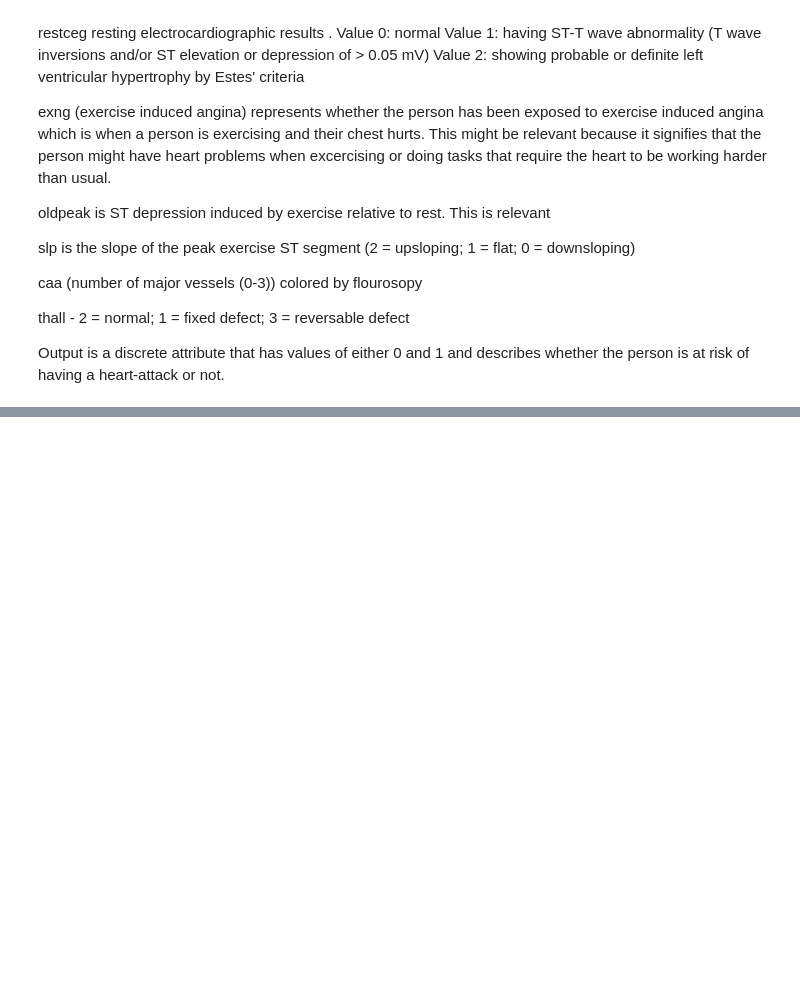
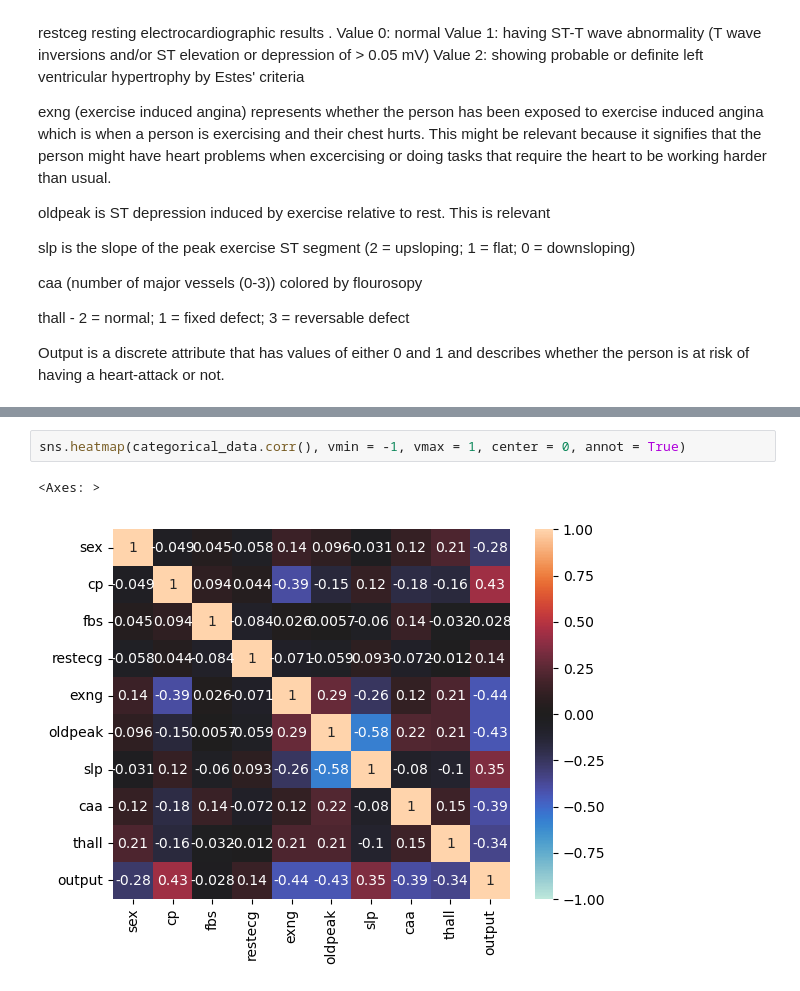
Before and after one commit to DenisPandarakalam/GROUP-30-PROJECT, a Jupyter notebook: python/model.ipynb, the cells around one changed output, grey strips where cells are left out. Drawn from its saved outputs; the diff is of its cells as text; blank space fills up the shorter version.

```diff
--- a/python/model.ipynb
+++ b/python/model.ipynb
@@ -123,0 +161,5 @@ Output is a discrete attribute that has values of either 0 and 1 and describes w
+# %%
+sns.heatmap(categorical_data.corr(), vmin = -1, vmax = 1, center = 0, annot = True)
+# %% [output]
+<Axes: >
+[figure, added]
```
Also changed, not shown: parts of 5 cells of this notebook.
